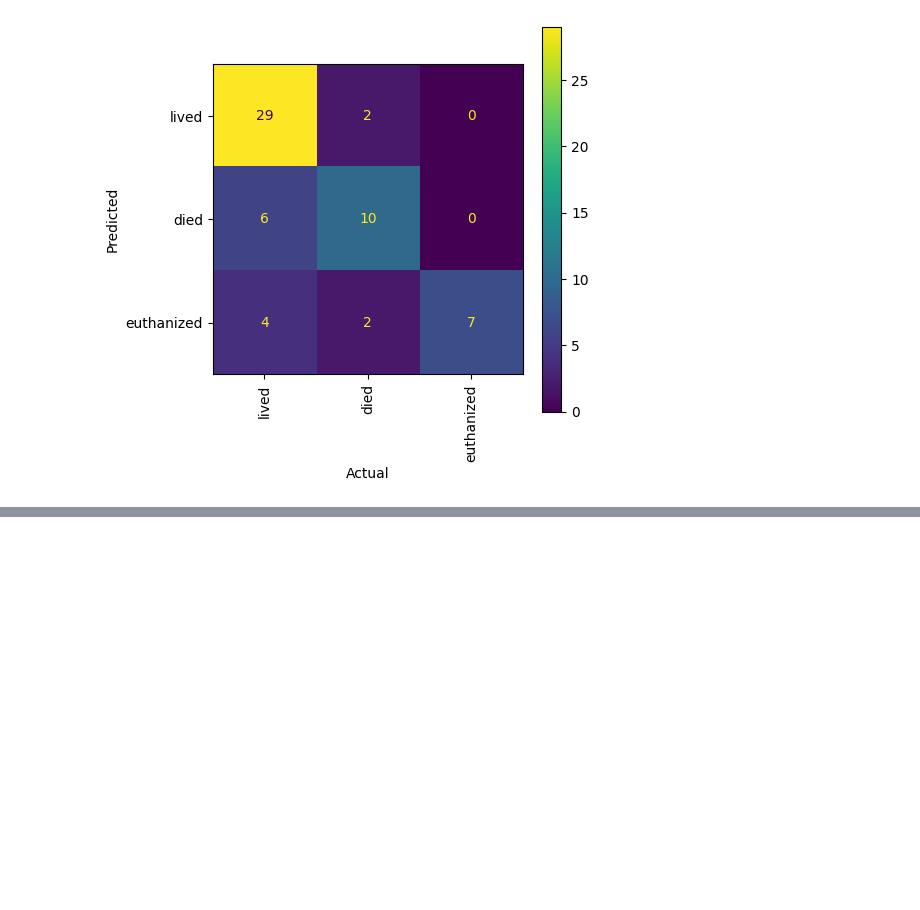
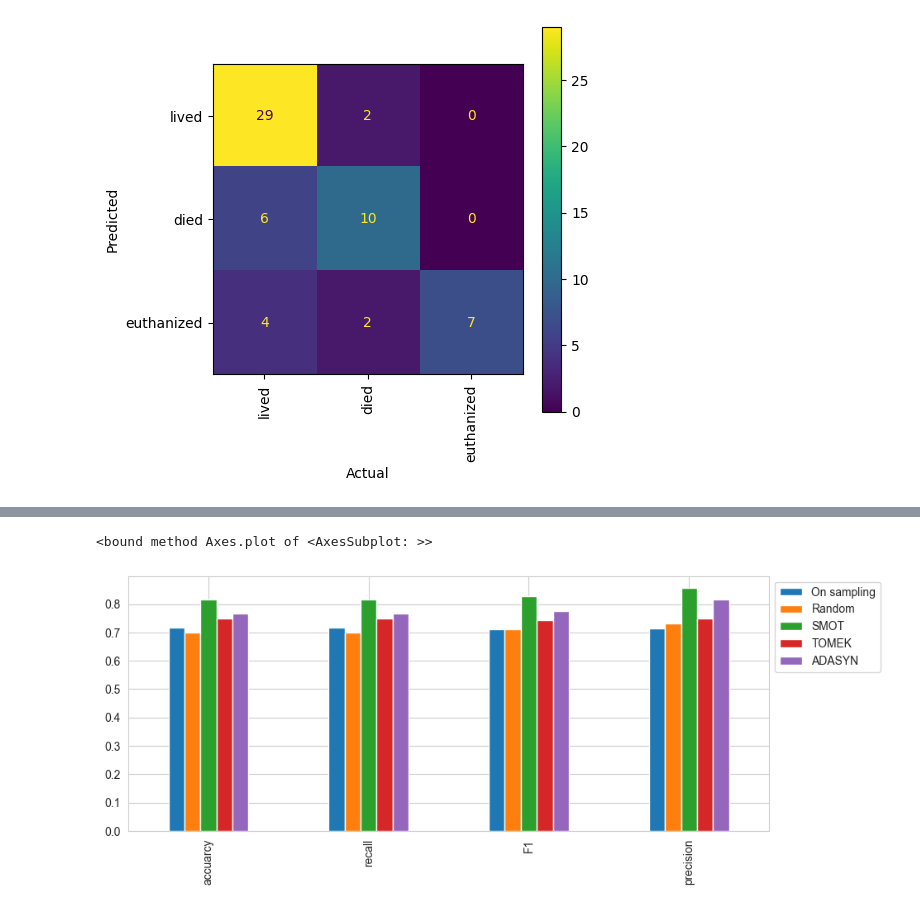
Before and after one commit to JaeAiKay/project-AI-classification, a Jupyter notebook: DecisionTreeWithGridSearchCV.ipynb, the cells around one changed output, grey strips where cells are left out. Cells and saved outputs as stored; diff of their text form; code cells hidden in the pictures; blank space fills up the shorter version.

```diff
--- a/DecisionTreeWithGridSearchCV.ipynb
+++ b/DecisionTreeWithGridSearchCV.ipynb
@@ -487,0 +508,24 @@ plotCM(y_test, y_pred_adasyn, classes)
+# %%
+# recall
+recall = []
+for pred in ls_reslut_pred :
+    recall.append(metrics.recall_score(y_test, pred, average='weighted'))
+# %%
+# F1
+f1 = []
+for pred in ls_reslut_pred :
+    f1.append(metrics.f1_score(y_test, pred, average='weighted'))
+# %%
+# precision
+precision = []
+for pred in ls_reslut_pred :
+    precision.append(metrics.precision_score(y_test, pred, average='weighted'))
+# %%
+index = ['On sampling', 'Random', 'SMOT', 'TOMEK', 'ADASYN']
+data_scores = pd.DataFrame(
+    data={
+    'accuarcy' : accuarcy,
+    'recall' : recall,
+    'F1' : f1,
+    'precision' : precision
+    }, index=index)
@@ -487,0 +541,7 @@ plotCM(y_test, y_pred_adasyn, classes)
+# %%
+ax = data_scores.T.plot(kind='bar', figsize=(10,4))
+ax.legend(bbox_to_anchor=(1.0, 1.0))
+ax.plot
+# %% [output]
+<bound method Axes.plot of <AxesSubplot: >>
+[figure, added]
```
Also changed, not shown: parts of 7 cells of this notebook.
